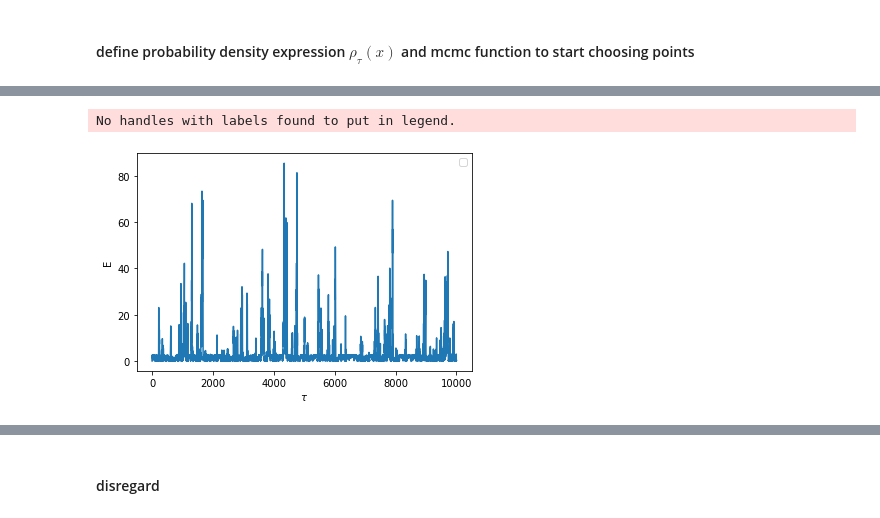
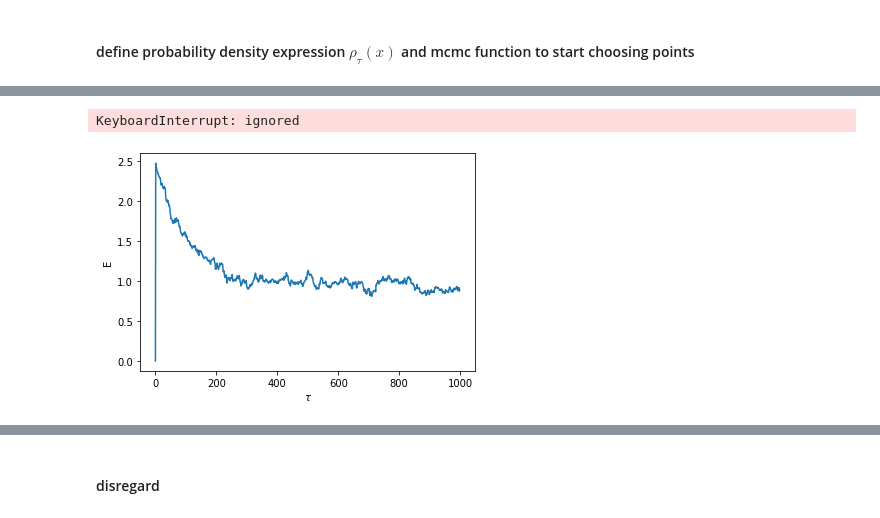
Before and after one commit to chrisamz/142-Final-Project, a Jupyter notebook: PHYS142_project.ipynb, the cells around one changed output, grey strips where cells are left out. Cells and saved outputs as stored; diff of their text form; code cells hidden in the pictures.

Commit message:
trials with optimized rho func + diff eps diff n

```diff
--- a/PHYS142_project.ipynb
+++ b/PHYS142_project.ipynb
@@ -86,21 +83,23 @@ def double_well_potential(x):
 #### define probability density expression $\rho_\tau(x)$ and mcmc function to start choosing points
 # %%
 num_configs = 10000 # length of electron path aka number of configurations/points in path
-n = 1 # dimension of configuration (here, 3d as shown above)
+n = 1 # dimension of configuration
 
 markovtime = [i for i in range(num_configs)]
 
 #creates path that will be used to calculate E0
-def mcmc(rho_func,num_configs,n,delta=0.6,x_init=None):
+def mcmc(num_configs,n,delta=0.6,x_init=None,epsilon=1):
   """returns FULL path markov chain starting with a random point in range
 
-    - rho_func       prob density function
+
     - num_samples   number of samples to take (len(path))
 
     - n             dimensions of coordinates
 
     - delta         (optional) the length of the hypercube to sample from as in
-                    the metropolis update. (default: 1)
+                    the metropolis update. (default: 0.6)
+    - x_init        (optional) intial n-dim coord (default: 1)
+    - epsilon       (optional) tau = n*epsilon (default: 1)
 
   """
   #initialize path matrix/array of arrays representing the coordinates
@@ -113,17 +112,17 @@ def mcmc(rho_func,num_configs,n,delta=0.6,x_init=None):
   else:
     path[0] = x_init
   path[num_configs - 1] = path[0] # initial position = final position of electron
-  print("initial and final position of electron: ",path[0])
 
   #initialize energy vector and prob dens(same length as path)
   E = np.zeros(num_configs,dtype=np.float64)
-  r = np.zeros(num_configs,dtype=np.float64)
+  #r = np.zeros(num_configs,dtype=np.float64)
 
   #start making path
   for i in range(len(path) - 1): #don't do last one, since already defined by the periodic condition
     a = 0
     x_curr = path[i] #current position
     path[i+1] = x_curr #dummy next position
+    rho_curr = rho(x_curr,epsilon,n)
     for xi in range(n): #iterate through each coord/config dimension e.g (x0,x1,x2)
 
       while a != 1:
@@ -133,26 +132,23 @@ def mcmc(rho_func,num_configs,n,delta=0.6,x_init=None):
         x_trial[xi] = xi_next #replaces x0,x1,...or xn in current coordinate
 
         #calculate probability density and E for trial coord/config
-        rho_prime = rho_func(x_trial)
-        rho_curr = rho_func(x_curr)
-
+        #rho_prime = rho_opt(x_trial, x_curr, xi, epsilon, rho_curr[1])
+        rho_prime = rho(x_trial,epsilon,n)
         #compare above for acceptance process
         # AXX' is `a`
         if rho_prime[0] >= rho_curr[0]:
           #accept
           a = 1
-          #record/update prime (next) energy and probabilty density
-          E[i+1] = rho_prime[1]
-          r[i+1] = rho_prime[0]
         else:
-          a = rho_prime[0] / rho_curr[0]
-          if random() < a: #generate random # and accept if r < AXX'
+          if random() < (rho_prime[0] / rho_curr[0]) : #generate random # and accept if r < AXX'
             a = 1
-            #record/update prime (next) energy and probabilty density
-            E[i+1] = rho_prime[1]
-            r[i+1] = rho_prime[0]
+
+      #record/update prime (next) energy and probabilty density
 
       #new coord is chosen! update/reset AXX' and choose next
       path[i+1][xi] = xi_next
       a = 0
-  return path, E, r
+    E[i+1] = rho_prime[1]
+    #r[i+1] = rho_prime[0]
+  #E = E[0:iE]
+  return path, E#, r
@@ -219,10 +312,23 @@ plt.show()
+# %%
+num_configs = 10000
+n = 100
+[path2,E2] = mcmc_opt(num_configs,n,epsilon = 1)
+plt.plot([i for i in range(num_configs)],E2)
+plt.xlabel(r"$\tau$")
+plt.ylabel("E")
+#plt.legend()
+plt.show()
+#with fixed mcmc_opt (E updates correctly)
+# %% [output]
+KeyboardInterrupt: ignored
 # %%
-plt.plot([i for i in range(num_configs)],E1)
-#plt.plot([i for i in range(num_configs)],E2,label=r"with exp($\tau$)")
+num_configs = 1000
+n = 100
+[path2,E2] = mcmc(num_configs,n)
+plt.plot([i for i in range(num_configs)],E2)
 plt.xlabel(r"$\tau$")
 plt.ylabel("E")
 #plt.legend()
 plt.show()
 # %% [output]
-No handles with labels found to put in legend.
-[figure, old version]
+[figure, new version]
```
Also changed, not shown: parts of 32 cells of this notebook.
